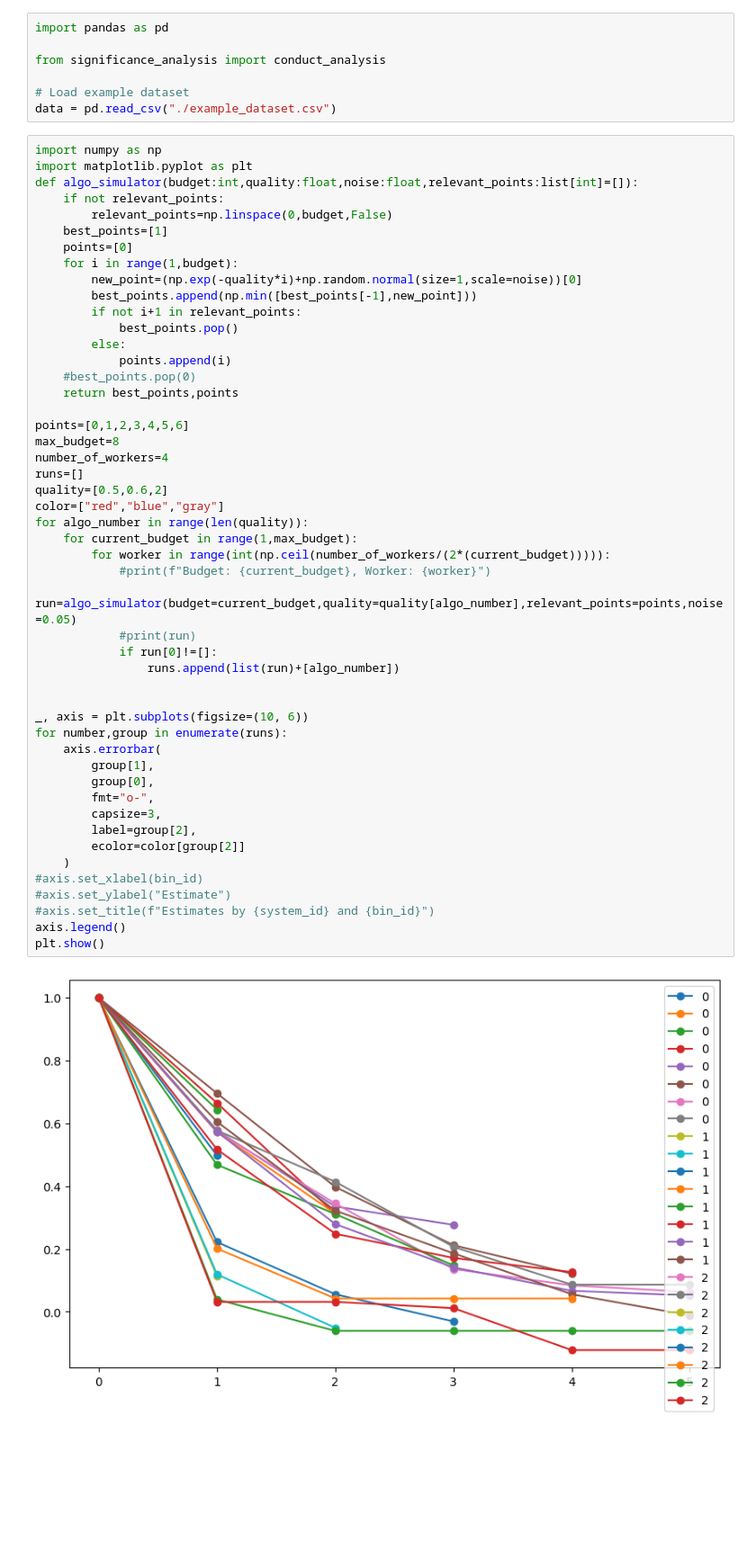
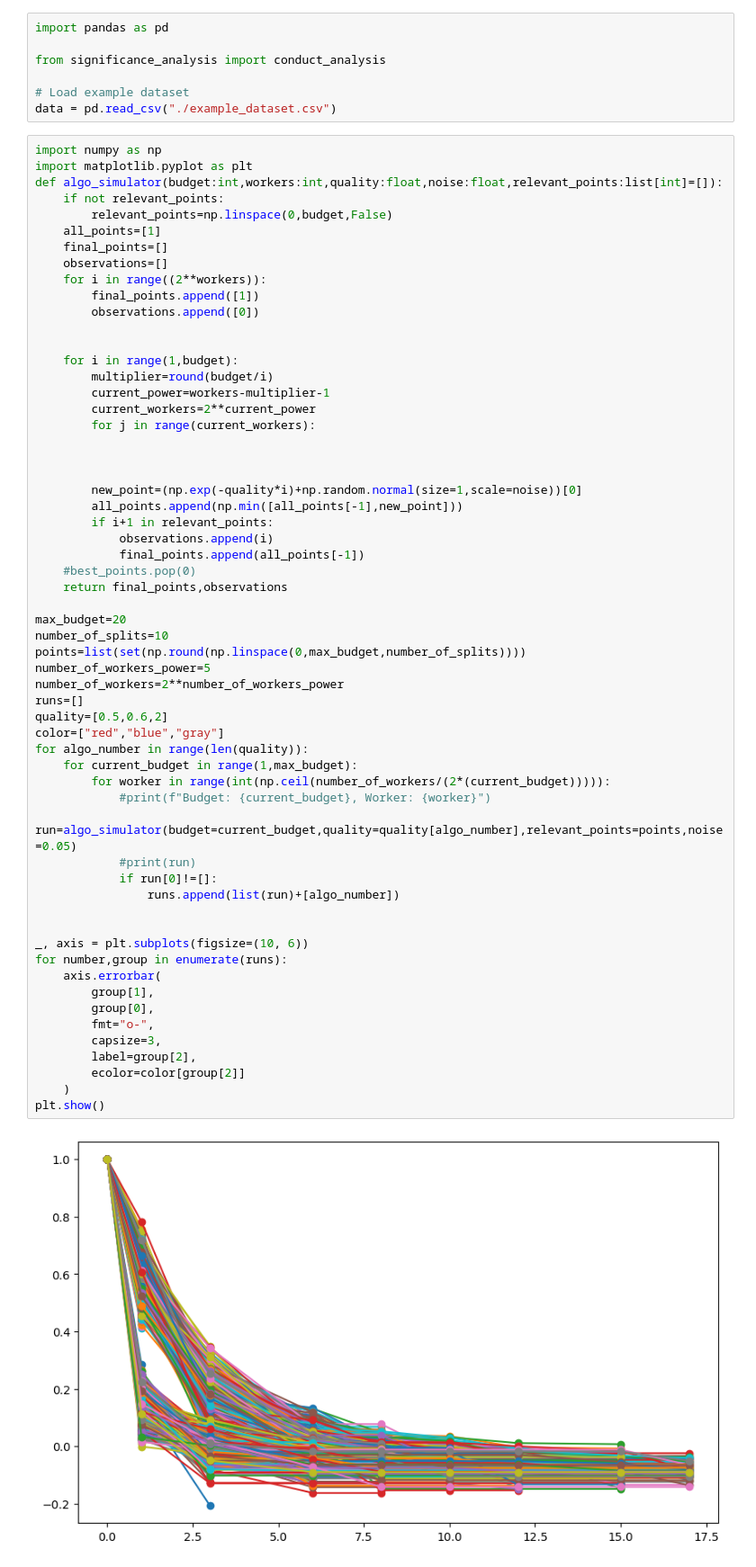
Before and after one commit to automl-private/significance_analysis, a Jupyter notebook: significance_analysis_example/testfield2.ipynb, the cells around one changed output. Shown at 90% size. Saved outputs shown, nothing was run; the diff lists cells and outputs as text; blank space fills up the shorter version.

Commit message:
continued hyperband simulator

```diff
--- a/significance_analysis_example/testfield2.ipynb
+++ b/significance_analysis_example/testfield2.ipynb
@@ -8,51 +8,61 @@ data = pd.read_csv("./example_dataset.csv")
 # %%
 import numpy as np
 import matplotlib.pyplot as plt
-def algo_simulator(budget:int,quality:float,noise:float,relevant_points:list[int]=[]):
+def algo_simulator(budget:int,workers:int,quality:float,noise:float,relevant_points:list[int]=[]):
     if not relevant_points:
         relevant_points=np.linspace(0,budget,False)
-    best_points=[1]
-    points=[0]
+    all_points=[1]
+    final_points=[]
+    observations=[]
+    for i in range((2**workers)):
+        final_points.append([1])
+        observations.append([0])
+
+
     for i in range(1,budget):
+        multiplier=round(budget/i)
+        current_power=workers-multiplier-1
+        current_workers=2**current_power
+        for j in range(current_workers):
+
+
+
         new_point=(np.exp(-quality*i)+np.random.normal(size=1,scale=noise))[0]
-        best_points.append(np.min([best_points[-1],new_point]))
-        if not i+1 in relevant_points:
-            best_points.pop()
-        else:
-            points.append(i)
+        all_points.append(np.min([all_points[-1],new_point]))
+        if i+1 in relevant_points:
+            observations.append(i)
+            final_points.append(all_points[-1])
     #best_points.pop(0)
-    return best_points,points
+    return final_points,observations
 
-points=[0,1,2,3,4,5,6]
-max_budget=8
-number_of_workers=4
+max_budget=20
+number_of_splits=10
+points=list(set(np.round(np.linspace(0,max_budget,number_of_splits))))
+number_of_workers_power=5
+number_of_workers=2**number_of_workers_power
 runs=[]
 quality=[0.5,0.6,2]
 color=["red","blue","gray"]
 for algo_number in range(len(quality)):
     for current_budget in range(1,max_budget):
         for worker in range(int(np.ceil(number_of_workers/(2*(current_budget))))):
             #print(f"Budget: {current_budget}, Worker: {worker}")
             run=algo_simulator(budget=current_budget,quality=quality[algo_number],relevant_points=points,noise=0.05)
             #print(run)
             if run[0]!=[]:
                 runs.append(list(run)+[algo_number])
 
 
 _, axis = plt.subplots(figsize=(10, 6))
 for number,group in enumerate(runs):
     axis.errorbar(
         group[1],
         group[0],
         fmt="o-",
         capsize=3,
         label=group[2],
         ecolor=color[group[2]]
     )
-#axis.set_xlabel(bin_id)
-#axis.set_ylabel("Estimate")
-#axis.set_title(f"Estimates by {system_id} and {bin_id}")
-axis.legend()
 plt.show()
 # %% [output]
-[figure, old version]
+[figure, new version]
```
Also changed, not shown: parts of 1 cell of this notebook.
